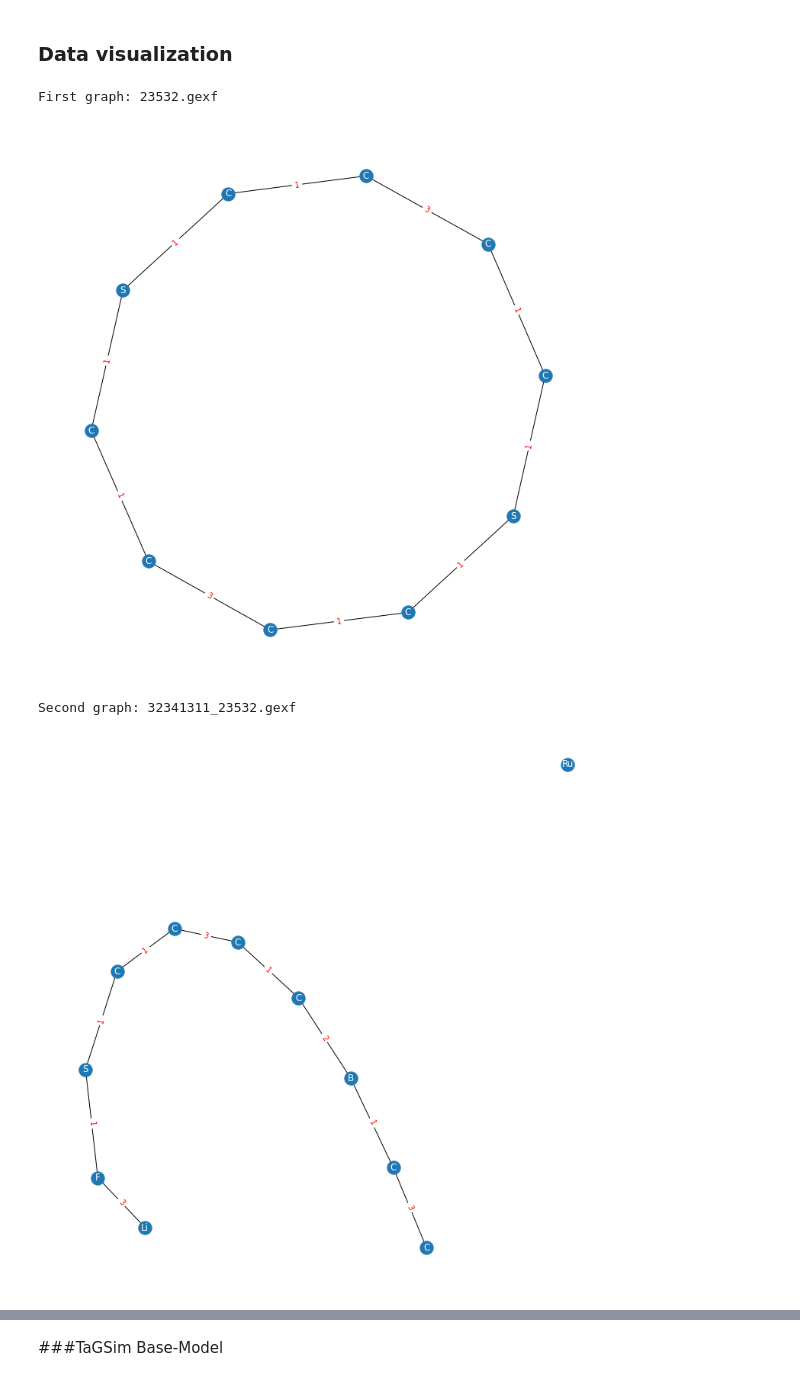
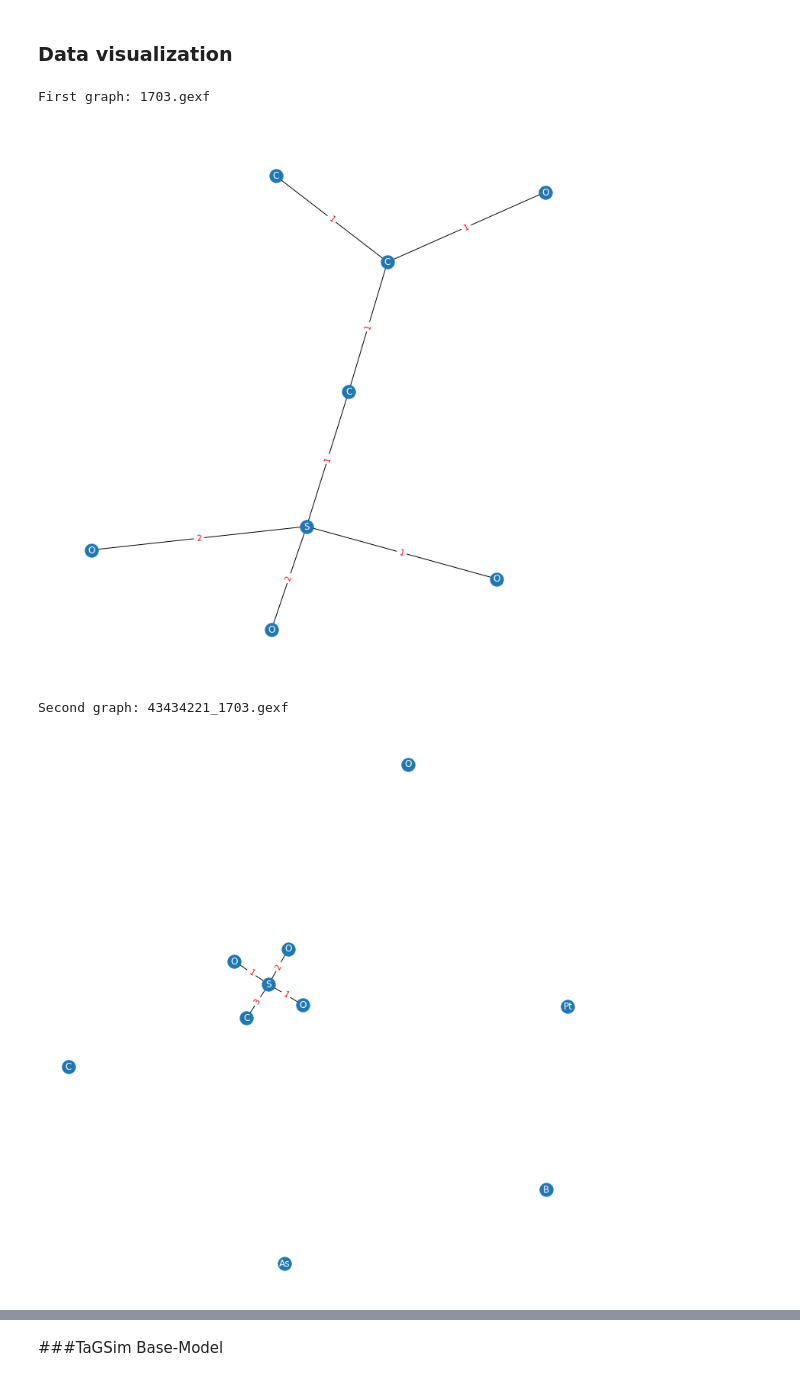
Before and after one commit to neuralresearch/CS39-6, a Jupyter notebook: RenTaGSim_BaseModel.ipynb, the cells around one changed output, grey strips where cells are left out. Drawn from its saved outputs; the diff is of its cells as text; code cells hidden in the pictures.

```diff
--- a/RenTaGSim_BaseModel.ipynb
+++ b/RenTaGSim_BaseModel.ipynb
@@ -58,7 +70,7 @@ import random
 import matplotlib.pyplot as plt
 import networkx as nx
 
-dirName = 'test8/' #updated_train
+dirName = 'train8/' #updated_train
 filenames = os.listdir(dirName)
 
 #pick random pair
@@ -70,34 +82,34 @@ for filename in filenames:
       pair_2 = filename
       ged = pair_2.split('_', 1)[0]
 #read pair 1
 print("First graph: "+pair_1)
 graph1 = nx.read_gexf(dirName+pair_1) #updated_train
 
 node_info = nx.get_node_attributes(graph1, 'type')
 edge_info = dict([((n1, n2), d['valence']) for n1, n2, d in graph1.edges(data=True)])
 
 #graph display
 pos = nx.spring_layout(graph1, scale=1.5)
 plt.figure(1,figsize=(10,10))
 nx.draw(graph1, pos, labels=node_info, font_color="white")
 nx.draw_networkx_edge_labels(graph1, pos, edge_labels=edge_info, font_color="red")
 plt.show()
 #read pair 2
 print("Second graph: "+pair_2)
 graph2 = nx.read_gexf(dirName+pair_2) #updated_train
 
 node_info = nx.get_node_attributes(graph2, 'type')
 edge_info = dict([((n1, n2), d['valence']) for n1, n2, d in graph2.edges(data=True)])
 
 #graph display
 pos = nx.spring_layout(graph2, scale=1.5)
 plt.figure(1,figsize=(10,10))
 nx.draw(graph2, pos, labels=node_info, font_color="white")
 nx.draw_networkx_edge_labels(graph2, pos, edge_labels=edge_info, font_color="red")
 plt.show()
 print("Their GED: "+ged)
 # %% [output]
-First graph: 23532.gexf
+First graph: 1703.gexf
-[figure, old version]
+[figure, new version]
-Second graph: 32341311_23532.gexf
+Second graph: 43434221_1703.gexf
-[figure, old version]
+[figure, new version]
```
Also changed, not shown: parts of 12 cells of this notebook.
